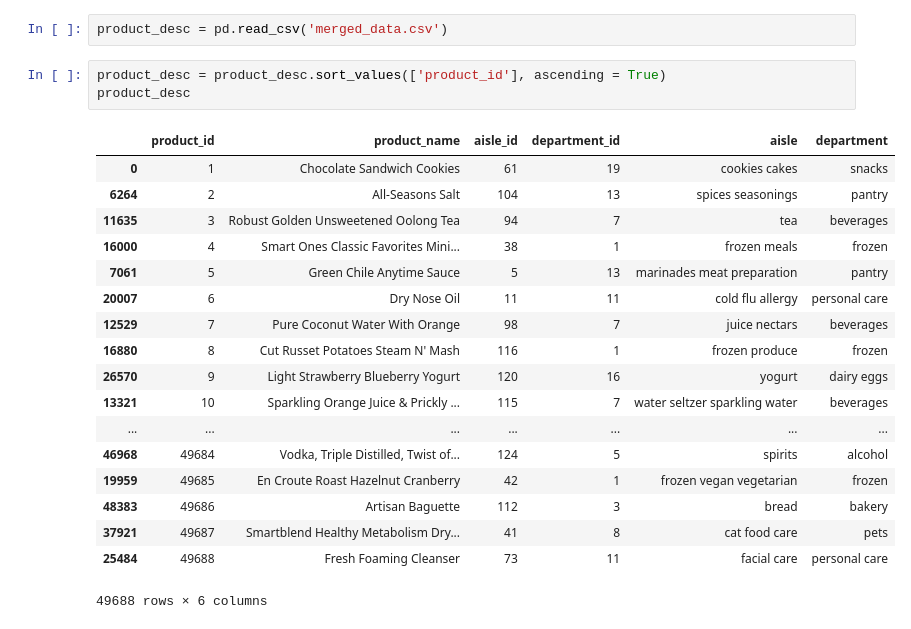
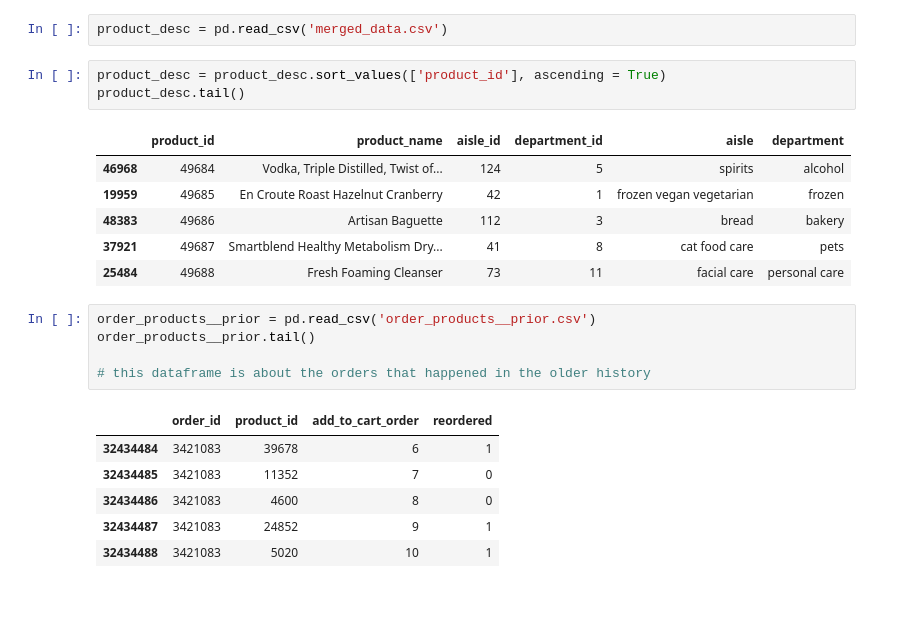
Before and after one commit to rokmarine1101/Instacart_project, a Jupyter notebook: 2017.11.29 Data approaching, combining & explanation.ipynb, the cells around one changed output. Drawn from its saved outputs; the diff is of its cells as text; blank space fills up the shorter version.

```diff
--- a/2017.11.29 Data approaching, combining & explanation.ipynb
+++ b/2017.11.29 Data approaching, combining & explanation.ipynb
@@ -84,23 +84,23 @@ merged_data.to_csv('merged_data.csv', index = False)
 product_desc = pd.read_csv('merged_data.csv')
 # %%
 product_desc = product_desc.sort_values(['product_id'], ascending = True)
-product_desc
+product_desc.tail()
 # %% [output]
 |  | product_id | product_name | aisle_id | department_id | aisle | department |
-| 0 | 1 | Chocolate Sandwich Cookies | 61 | 19 | cookies cakes | snacks |
-| 6264 | 2 | All-Seasons Salt | 104 | 13 | spices seasonings | pantry |
-| 11635 | 3 | Robust Golden Unsweetened Oolong Tea | 94 | 7 | tea | beverages |
-| 16000 | 4 | Smart Ones Classic Favorites Mini... | 38 | 1 | frozen meals | frozen |
-| 7061 | 5 | Green Chile Anytime Sauce | 5 | 13 | marinades meat preparation | pantry |
-| 20007 | 6 | Dry Nose Oil | 11 | 11 | cold flu allergy | personal care |
-| 12529 | 7 | Pure Coconut Water With Orange | 98 | 7 | juice nectars | beverages |
-| 16880 | 8 | Cut Russet Potatoes Steam N' Mash | 116 | 1 | frozen produce | frozen |
-| 26570 | 9 | Light Strawberry Blueberry Yogurt | 120 | 16 | yogurt | dairy eggs |
-| 13321 | 10 | Sparkling Orange Juice & Prickly ... | 115 | 7 | water seltzer sparkling water | beverages |
-| ... | ... | ... | ... | ... | ... | ... |
 | 46968 | 49684 | Vodka, Triple Distilled, Twist of... | 124 | 5 | spirits | alcohol |
 | 19959 | 49685 | En Croute Roast Hazelnut Cranberry | 42 | 1 | frozen vegan vegetarian | frozen |
 | 48383 | 49686 | Artisan Baguette | 112 | 3 | bread | bakery |
 | 37921 | 49687 | Smartblend Healthy Metabolism Dry... | 41 | 8 | cat food care | pets |
 | 25484 | 49688 | Fresh Foaming Cleanser | 73 | 11 | facial care | personal care |
-49688 rows × 6 columns
+# %%
+order_products__prior = pd.read_csv('order_products__prior.csv')
+order_products__prior.tail()
+
+# this dataframe is about the orders that happened in the older history
+# %% [output]
+|  | order_id | product_id | add_to_cart_order | reordered |
+| 32434484 | 3421083 | 39678 | 6 | 1 |
+| 32434485 | 3421083 | 11352 | 7 | 0 |
+| 32434486 | 3421083 | 4600 | 8 | 0 |
+| 32434487 | 3421083 | 24852 | 9 | 1 |
+| 32434488 | 3421083 | 5020 | 10 | 1 |
```
Also changed, not shown: parts of 6 cells of this notebook.
